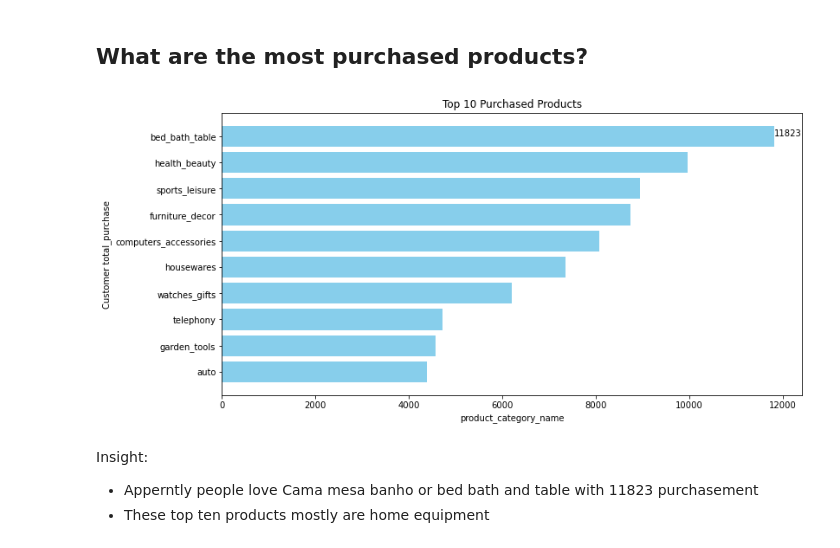
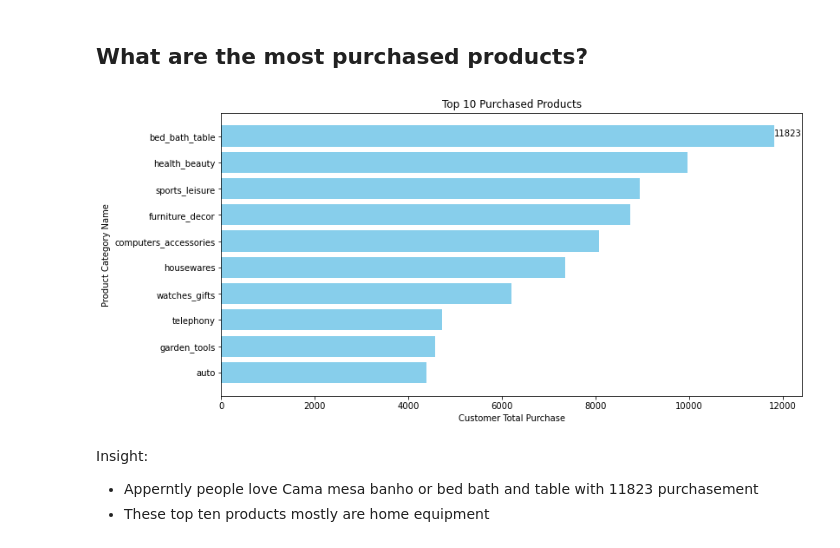
Before and after one commit to FauzanNR/DataAnalysisDicoding, a Jupyter notebook: data_analysis.ipynb, the cells around one changed output. Saved outputs shown, nothing was run; the diff lists cells and outputs as text; code cells hidden in the pictures.

Commit message:
Update visual label and path error handling

```diff
--- a/data_analysis.ipynb
+++ b/data_analysis.ipynb
@@ -781,15 +781,15 @@ Insight:
 # %%
 plt.figure(figsize=(12, 6))
 plt.barh(most_purchased_product['product_category_name_english'].head(10), most_purchased_product['total_purchase'].head(10), color='skyblue')
 plt.text(most_purchased_product['total_purchase'].values[0], most_purchased_product['product_category_name_english'].values[0], f"{most_purchased_product['total_purchase'].values[0]}")
-plt.xlabel('product_category_name')
-plt.ylabel('Customer total_purchase')
+plt.ylabel('Product Category Name')
+plt.xlabel('Customer Total Purchase')
 plt.title('Top 10 Purchased Products')
 
 plt.gca().invert_yaxis()
 plt.show()
 # %% [output]
-[figure, old version]
+[figure, new version]
 # %% [markdown]
 Insight:
 - Apperntly people love Cama mesa banho or bed bath and table with 11823 purchasement
```
Also changed, not shown: parts of 1 cell of this notebook, 1 other file.
